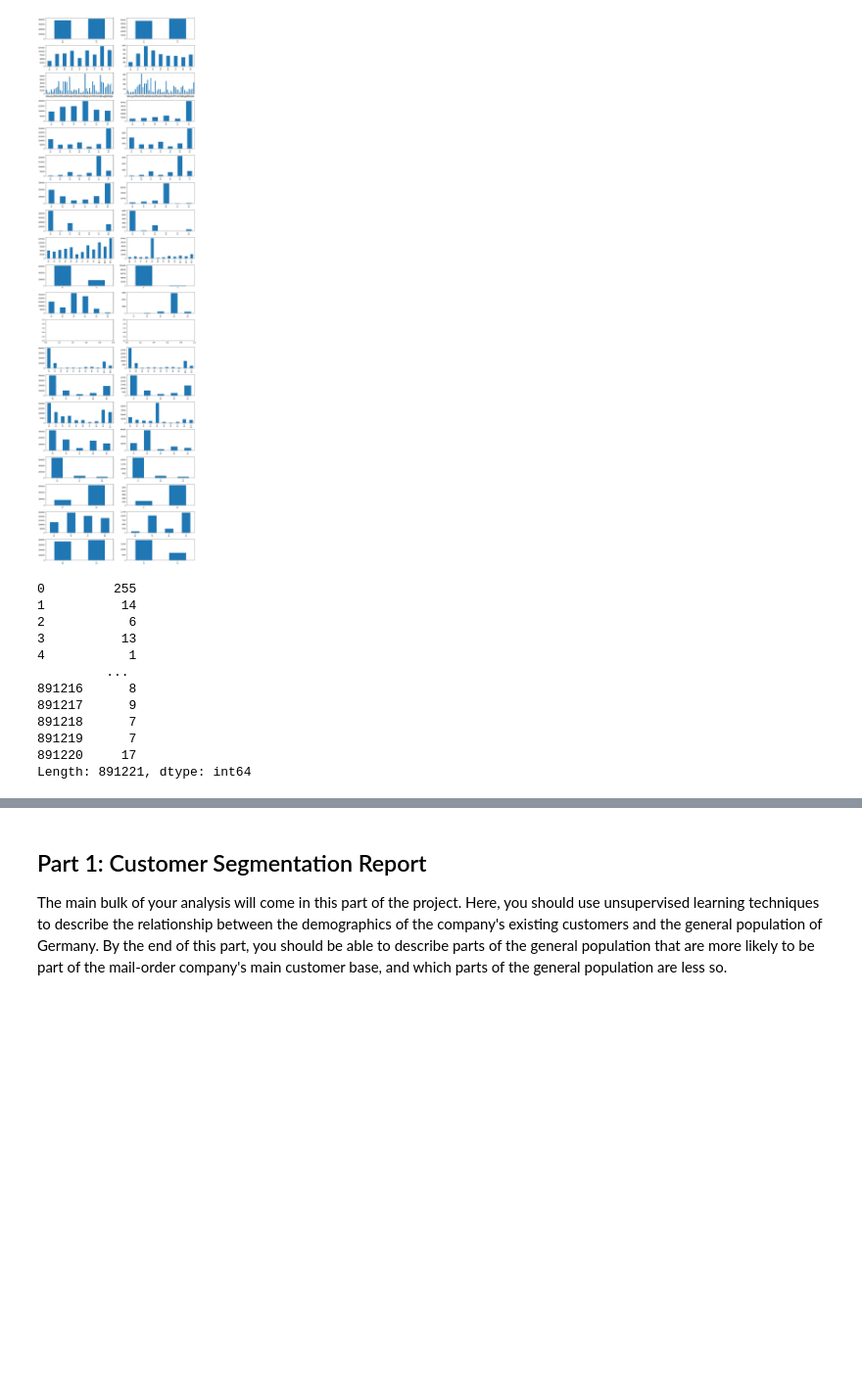
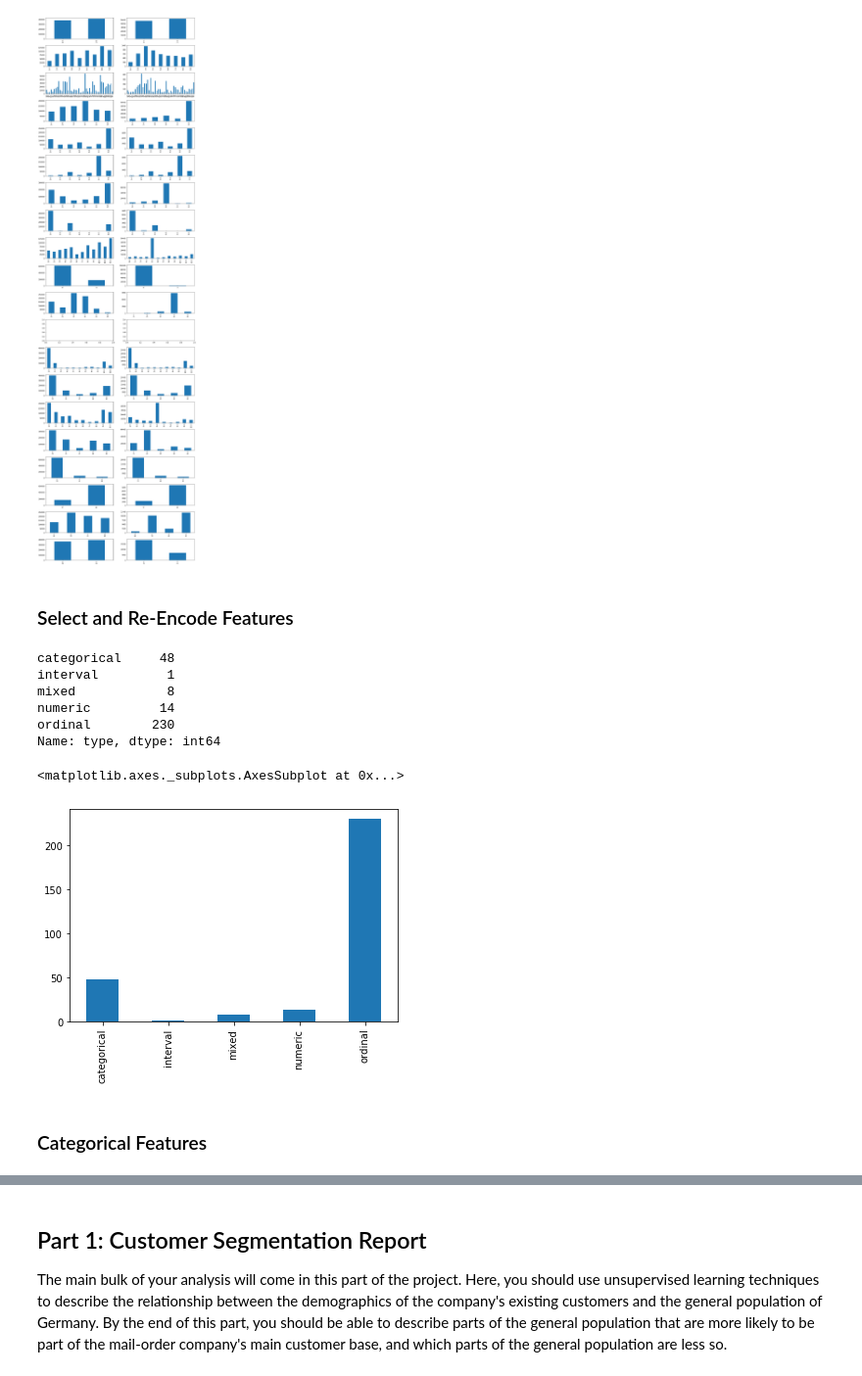
Before and after one commit to wanlipu/arvato, a Jupyter notebook: Arvato_Project_Workbook.ipynb, the cells around one changed output, grey strips where cells are left out. Shown: that part at 98% size. Cells and saved outputs as stored; diff of their text form; code cells hidden in the pictures; blank space fills up the shorter version.

```diff
--- a/Arvato_Project_Workbook.ipynb
+++ b/Arvato_Project_Workbook.ipynb
@@ -390,15 +388,19 @@ azdias_select_cols_rows.
-# %%
-nan_num
-# %% [output]
-0         255
-1          14
-2           6
-3          13
-4           1
-         ...
-891216      8
-891217      9
-891218      7
-891219      7
-891220     17
-Length: 891221, dtype: int64
+# %% [markdown]
+### Select and Re-Encode Features
+# %%
+# summarize feature types
+current_cols = list(azdias_select_cols_rows.columns)
+current_azdias_attribute_info = azdias_attribute_info[azdias_attribute_info.attribute.isin(current_cols)]
+print(current_azdias_attribute_info.type.value_counts().sort_index())
+current_azdias_attribute_info.type.value_counts().sort_index().plot(kind='bar')
+# %% [output]
+categorical     48
+interval         1
+mixed            8
+numeric         14
+ordinal        230
+Name: type, dtype: int64
+<matplotlib.axes._subplots.AxesSubplot at 0x...>
+[figure, added]
+# %% [markdown]
+### Categorical Features
```
Also changed, not shown: parts of 16 cells of this notebook.
